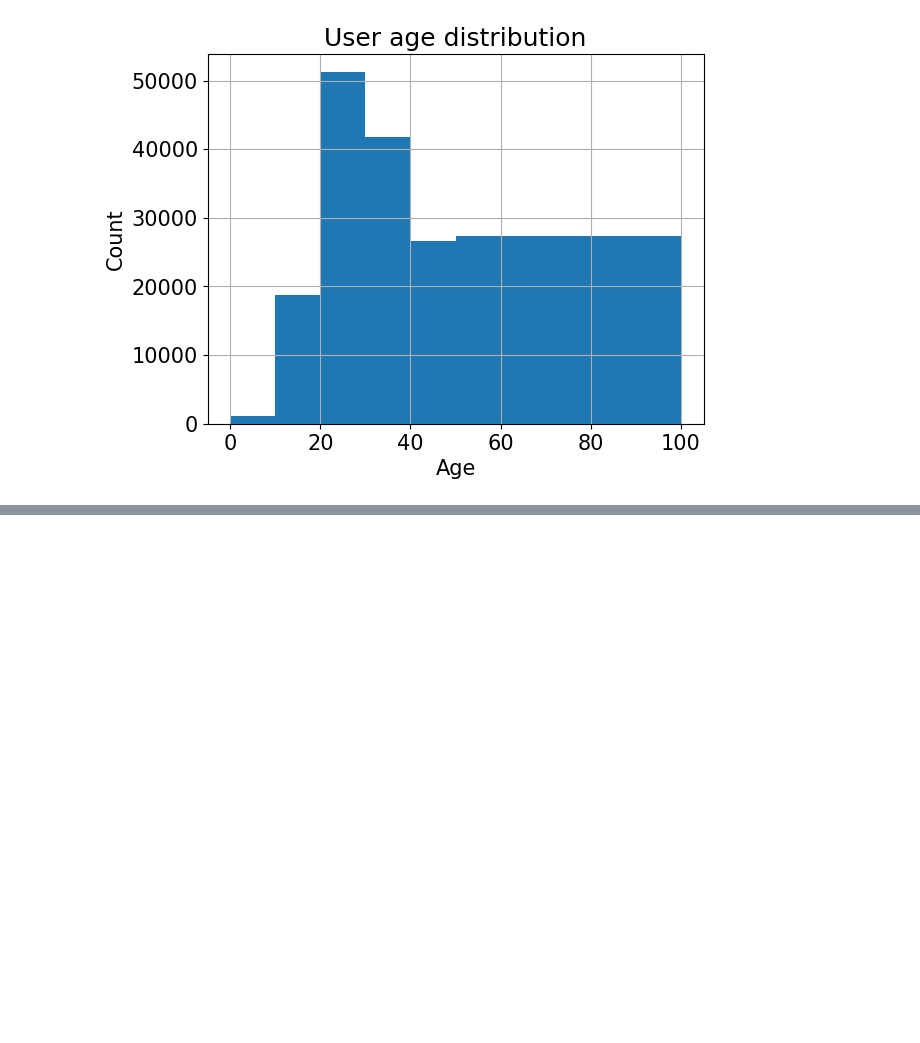
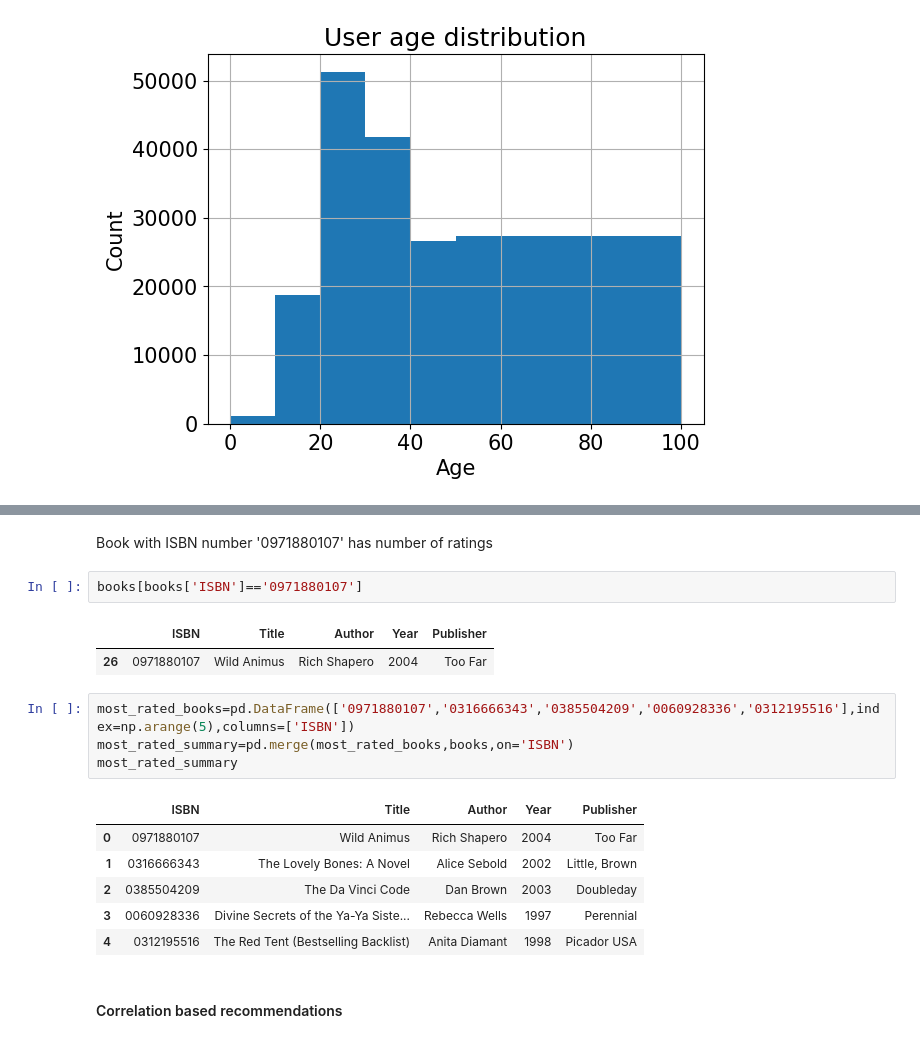
Before and after one commit to Adroit10/Book_recommendation, a Jupyter notebook: Book_recommender.ipynb, the cells around one changed output, grey strips where cells are left out. Saved outputs shown, nothing was run; the diff lists cells and outputs as text; blank space fills up the shorter version.

Commit message:
correlation and KNN

```diff
--- a/Book_recommender.ipynb
+++ b/Book_recommender.ipynb
@@ -82,0 +112,20 @@ plt.show()
+# %% [markdown]
+Book with ISBN number '0971880107' has number of ratings
+# %%
+books[books['ISBN']=='0971880107']
+# %% [output]
+|  | ISBN | Title | Author | Year | Publisher |
+| 26 | 0971880107 | Wild Animus | Rich Shapero | 2004 | Too Far |
+# %%
+most_rated_books=pd.DataFrame(['0971880107','0316666343','0385504209','0060928336','0312195516'],index=np.arange(5),columns=['ISBN'])
+most_rated_summary=pd.merge(most_rated_books,books,on='ISBN')
+most_rated_summary
+# %% [output]
+|  | ISBN | Title | Author | Year | Publisher |
+| 0 | 0971880107 | Wild Animus | Rich Shapero | 2004 | Too Far |
+| 1 | 0316666343 | The Lovely Bones: A Novel | Alice Sebold | 2002 | Little, Brown |
+| 2 | 0385504209 | The Da Vinci Code | Dan Brown | 2003 | Doubleday |
+| 3 | 0060928336 | Divine Secrets of the Ya-Ya Siste... | Rebecca Wells | 1997 | Perennial |
+| 4 | 0312195516 | The Red Tent (Bestselling Backlist) | Anita Diamant | 1998 | Picador USA |
+# %% [markdown]
+#### Correlation based recommendations
```
Also changed, not shown: parts of 24 cells of this notebook.
